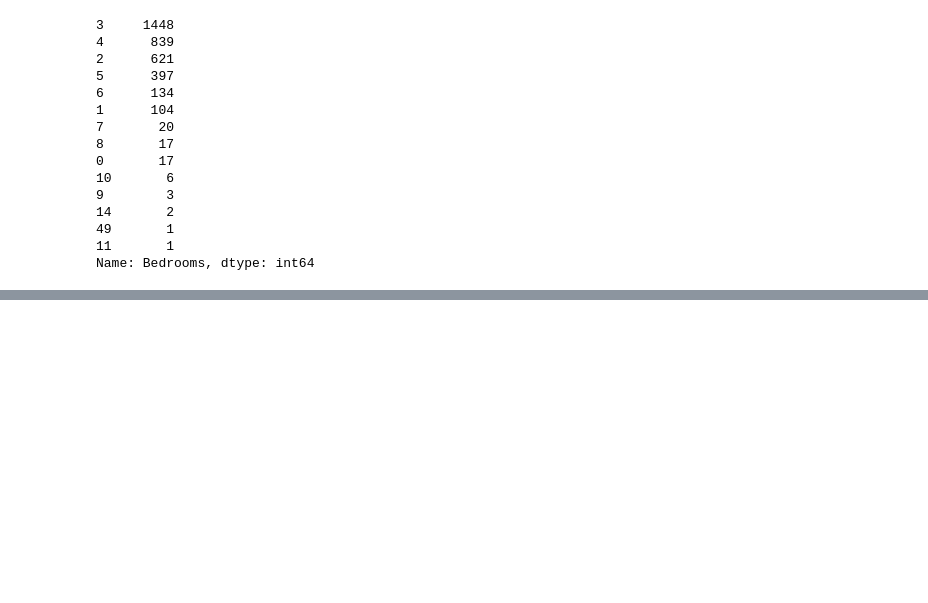
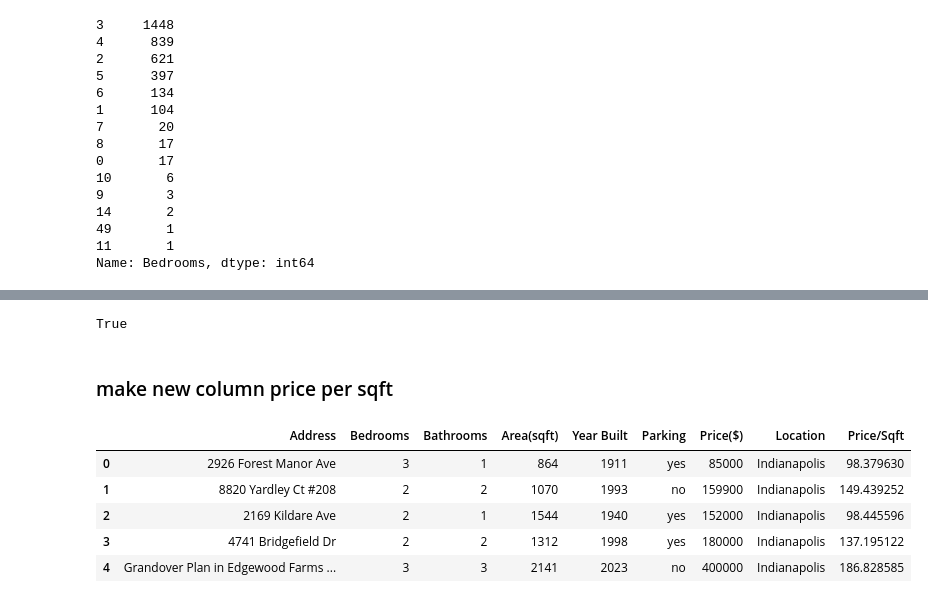
Before and after one commit to Valerieraem/Data-Analysis-and-Collection, a Jupyter notebook: Notebook Files/Data Cleaning Template.ipynb, the cells around one changed output, grey strips where cells are left out. Drawn from its saved outputs; the diff is of its cells as text; code cells hidden in the pictures; blank space fills up the shorter version.

```diff
--- a/Notebook Files/Data Cleaning Template.ipynb
+++ b/Notebook Files/Data Cleaning Template.ipynb
@@ -352,0 +485,2 @@ Name: Bedrooms, dtype: int64
+# %%
+dfcombined['Bathrooms'] = dfcombined['Bathrooms'].astype(int)
@@ -352,0 +493,2 @@ Name: Bedrooms, dtype: int64
+# %%
+dfcombined['Area(sqft)'] = dfcombined['Area(sqft)'].astype(int)
@@ -352,0 +505,2 @@ Name: Bedrooms, dtype: int64
+# %%
+dfcombined['Year Built'] = dfcombined['Year Built'].astype(int)
@@ -352,0 +528,17 @@ Name: Bedrooms, dtype: int64
+# %%
+is_numeric_dtype(dfcombined['Price($)'])
+# %% [output]
+True
+# %% [markdown]
+### make new column price per sqft
+# %%
+dfcombined['Price/Sqft'] = dfcombined['Price($)']/dfcombined['Area(sqft)']
+# %%
+dfcombined.head()
+# %% [output]
+|  | Address | Bedrooms | Bathrooms | Area(sqft) | Year Built | Parking | Price($) | Location | Price/Sqft |
+| 0 | 2926 Forest Manor Ave | 3 | 1 | 864 | 1911 | yes | 85000 | Indianapolis | 98.379630 |
+| 1 | 8820 Yardley Ct #208 | 2 | 2 | 1070 | 1993 | no | 159900 | Indianapolis | 149.439252 |
+| 2 | 2169 Kildare Ave | 2 | 1 | 1544 | 1940 | yes | 152000 | Indianapolis | 98.445596 |
+| 3 | 4741 Bridgefield Dr | 2 | 2 | 1312 | 1998 | yes | 180000 | Indianapolis | 137.195122 |
+| 4 | Grandover Plan in Edgewood Farms ... | 3 | 3 | 2141 | 2023 | no | 400000 | Indianapolis | 186.828585 |
```
Also changed, not shown: parts of 59 cells of this notebook.
